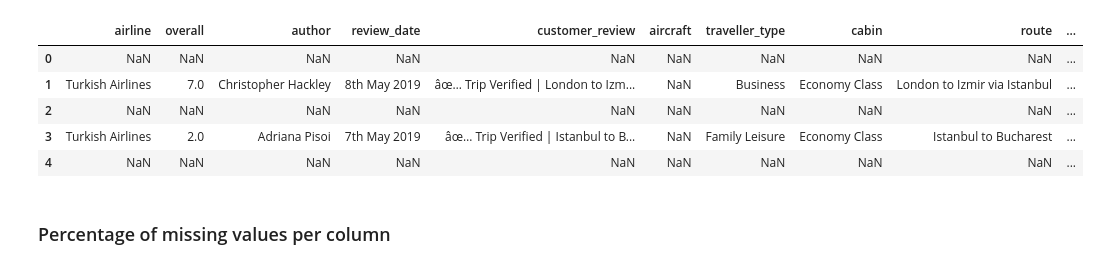
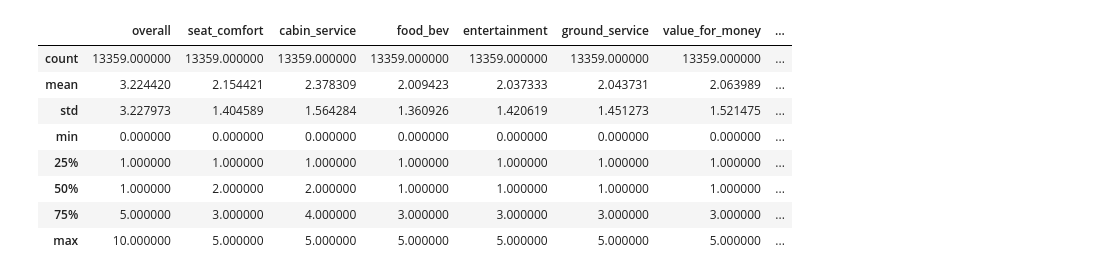
Before and after one commit to Minsifye/US-Airlines-Data-Analysis, a Jupyter notebook: Skytrax_Data_Analysis.ipynb, the cells around one changed output. Drawn from its saved outputs; the diff is of its cells as text; code cells hidden in the pictures.

```diff
--- a/Skytrax_Data_Analysis.ipynb
+++ b/Skytrax_Data_Analysis.ipynb
@@ -8,0 +207,8 @@ skytrax = pd.read_excel("skytrax.xlsx")
+# %%
+look_up = {'January': 1, 'February':2, 'March':3, 'April':4, 'May':5,
+            'June':6, 'July':7, 'August':8, 'September':9, 'October':10, 'November':11, 'December':12}
+
+skytrax['review_month'] = skytrax['review_month'].apply(lambda x: look_up[x])
+# %%
+# Changing datatype of review_year column
+skytrax['review_year'] = skytrax['review_year'].apply(lambda x:int(x))
@@ -28,0 +244,7 @@ memory usage: 17.1+ MB
+# %%
+skytrax = skytrax[['airline', 'overall', 'customer_review',
+       'traveller_type', 'cabin', 'seat_comfort',
+       'cabin_service', 'food_bev', 'entertainment', 'ground_service',
+       'value_for_money', 'recommended', 'review_month', 'review_year']]
+# %%
+skytrax = skytrax.fillna('Null')
@@ -29,11 +275,12 @@ memory usage: 17.1+ MB
 # %%
-skytrax.head()
+skytrax.describe()
 # %% [output]
-|  | airline | overall | author | review_date | customer_review | aircraft | traveller_type | cabin | route | ... |
-| 0 | NaN | NaN | NaN | NaN | NaN | NaN | NaN | NaN | NaN | ... |
-| 1 | Turkish Airlines | 7.0 | Christopher Hackley | 8th May 2019 | âœ… Trip Verified | London to Izm... | NaN | Business | Economy Class | London to Izmir via Istanbul | ... |
-| 2 | NaN | NaN | NaN | NaN | NaN | NaN | NaN | NaN | NaN | ... |
-| 3 | Turkish Airlines | 2.0 | Adriana Pisoi | 7th May 2019 | âœ… Trip Verified | Istanbul to B... | NaN | Family Leisure | Economy Class | Istanbul to Bucharest | ... |
-| 4 | NaN | NaN | NaN | NaN | NaN | NaN | NaN | NaN | NaN | ... |
+|  | overall | seat_comfort | cabin_service | food_bev | entertainment | ground_service | value_for_money | ... |
+| count | 13359.000000 | 13359.000000 | 13359.000000 | 13359.000000 | 13359.000000 | 13359.000000 | 13359.000000 | ... |
+| mean | 3.224420 | 2.154421 | 2.378309 | 2.009423 | 2.037333 | 2.043731 | 2.063989 | ... |
+| std | 3.227973 | 1.404589 | 1.564284 | 1.360926 | 1.420619 | 1.451273 | 1.521475 | ... |
+| min | 0.000000 | 0.000000 | 0.000000 | 0.000000 | 0.000000 | 0.000000 | 0.000000 | ... |
+| 25% | 1.000000 | 1.000000 | 1.000000 | 1.000000 | 1.000000 | 1.000000 | 1.000000 | ... |
+| 50% | 1.000000 | 2.000000 | 2.000000 | 1.000000 | 1.000000 | 1.000000 | 1.000000 | ... |
+| 75% | 5.000000 | 3.000000 | 4.000000 | 3.000000 | 3.000000 | 3.000000 | 3.000000 | ... |
+| max | 10.000000 | 5.000000 | 5.000000 | 5.000000 | 5.000000 | 5.000000 | 5.000000 | ... |
-# %% [markdown]
-### Percentage of missing values per column
```
Also changed, not shown: parts of 86 cells of this notebook.
